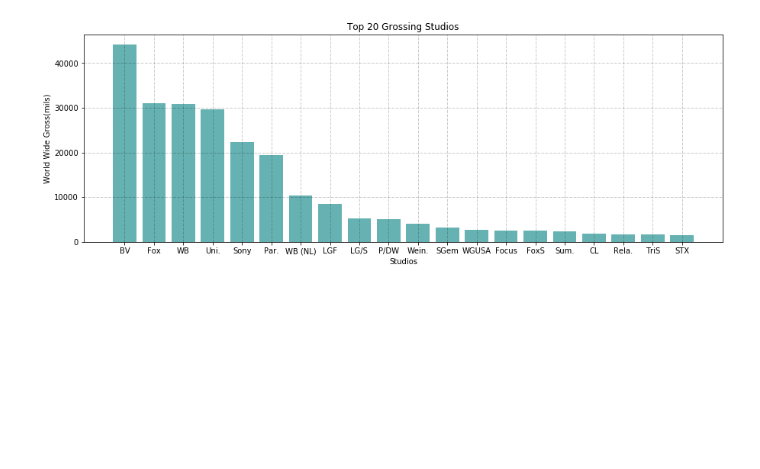
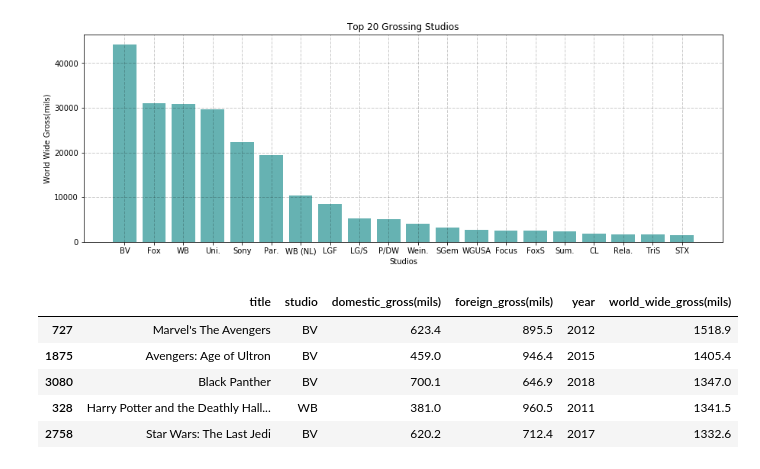
Before and after one commit to melodygr/microsoft_movie_analysis, a Jupyter notebook: Studio_Competition.ipynb, the cells around one changed output. Drawn from its saved outputs; the diff is of its cells as text; code cells hidden in the pictures; blank space fills up the shorter version.

```diff
--- a/Studio_Competition.ipynb
+++ b/Studio_Competition.ipynb
@@ -230,3 +230,13 @@ plt.ylabel('World Wide Gross(mils)');
 [figure]
 # %%
 #  These are top grossing studios.  What if I calculated top grossing movies, then looked up who made them?
+# %%
+top100movies = bom_movie_gross_df.nlargest(100, ['world_wide_gross(mils)'])
+top100movies.head()
+# %% [output]
+|  | title | studio | domestic_gross(mils) | foreign_gross(mils) | year | world_wide_gross(mils) |
+| 727 | Marvel's The Avengers | BV | 623.4 | 895.5 | 2012 | 1518.9 |
+| 1875 | Avengers: Age of Ultron | BV | 459.0 | 946.4 | 2015 | 1405.4 |
+| 3080 | Black Panther | BV | 700.1 | 646.9 | 2018 | 1347.0 |
+| 328 | Harry Potter and the Deathly Hall... | WB | 381.0 | 960.5 | 2011 | 1341.5 |
+| 2758 | Star Wars: The Last Jedi | BV | 620.2 | 712.4 | 2017 | 1332.6 |
```
Also changed, not shown: parts of 5 cells of this notebook.
